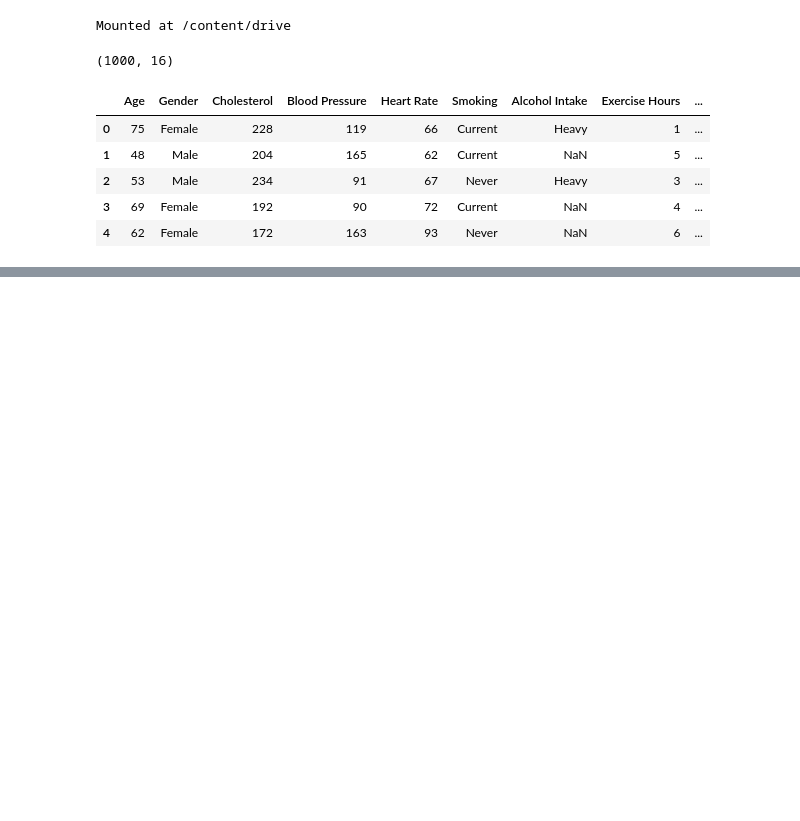
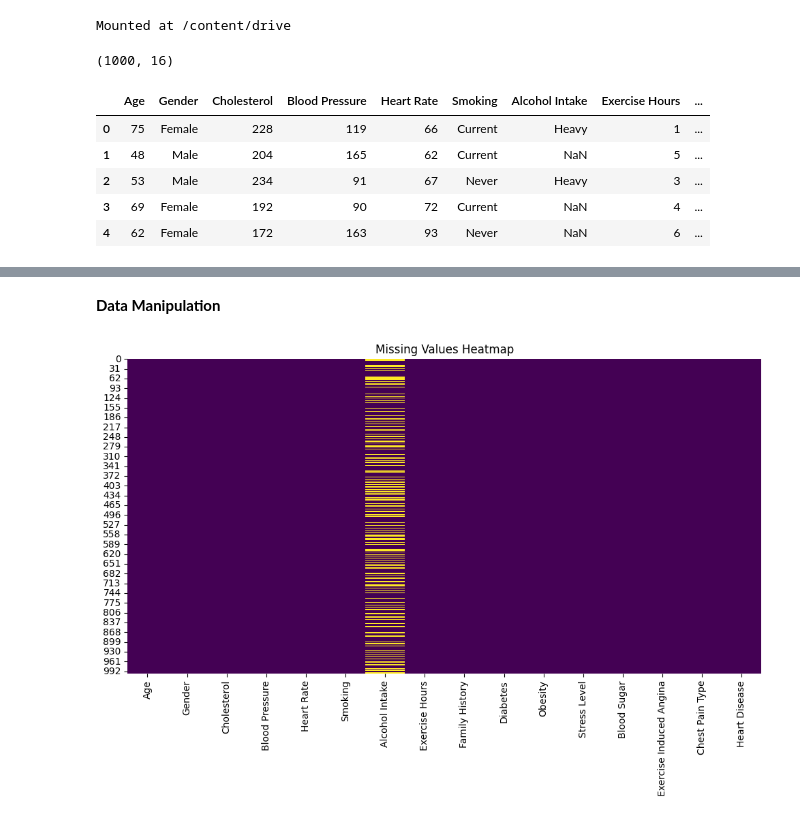
Before and after one commit to Ashishjoshi794/heart-disease-prediction, a Jupyter notebook: heart_disease_prediction.ipynb, the cells around one changed output, grey strips where cells are left out. Cells and saved outputs as stored; diff of their text form; code cells hidden in the pictures; blank space fills up the shorter version.

```diff
--- a/heart_disease_prediction.ipynb
+++ b/heart_disease_prediction.ipynb
@@ -37,0 +276,5 @@ df.sample(5)
+# %%
+
+df = handle_outliers_with_median(df,'Cholesterol')
+df = handle_outliers_with_median(df,'Blood Sugar')
+df = handle_outliers_with_median(df,'Heart Rate')
@@ -37,0 +287,4 @@ df.sample(5)
+# %%
+df.loc[((df['Age']>=25) & (df['Age']<=40)),'Age_Group'] = 'Young'
+df.loc[((df['Age']>=41) & (df['Age']<=60)),'Age_Group'] = 'Middle-Aged'
+df.loc[(df['Age']>=61) & (df['Age']<=79),'Age_Group'] = 'Senior'
@@ -37,0 +303,5 @@ df.sample(5)
+# %%
+# df.loc[condition,'column_name'] = "catagory_name"
+df.loc[(df['Cholesterol']<200),'Cholesterol_Category'] = 'Normal'
+df.loc[(df['Cholesterol']>=200) & (df['Cholesterol']<=239), 'Cholesterol_Category'] = 'Borderline'
+df.loc[(df['Cholesterol']>=240),'Cholesterol_Category'] = 'High'
@@ -37,0 +320,4 @@ df.sample(5)
+# %%
+df.loc[(df['Blood Pressure']<120),'BP_Category'] = 'Normal'
+df.loc[(df['Blood Pressure']>=120) & (df['Blood Pressure']<=129),'BP_Category'] = 'Elevated'
+df.loc[(df['Blood Pressure']>=130), 'BP_Category'] = 'High'
@@ -37,0 +333,13 @@ df.sample(5)
+# %% [markdown]
+**Data Manipulation**
+# %%
+# Visualize missing values
+
+plt.figure(figsize=(12, 6))
+
+sns.heatmap(df.isnull(), cbar=False, cmap="viridis")
+
+plt.title("Missing Values Heatmap")
+plt.show()
+# %% [output]
+[figure, added]
```
Also changed, not shown: parts of 31 cells of this notebook.
